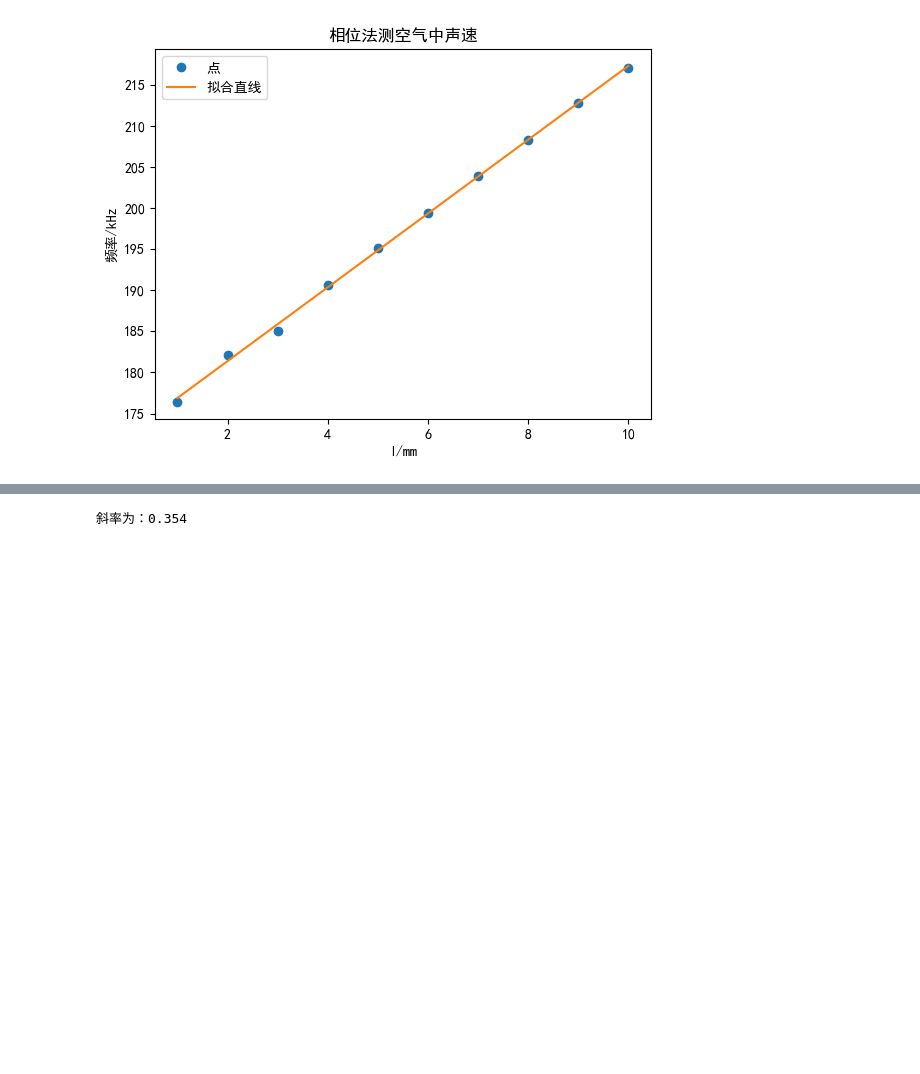
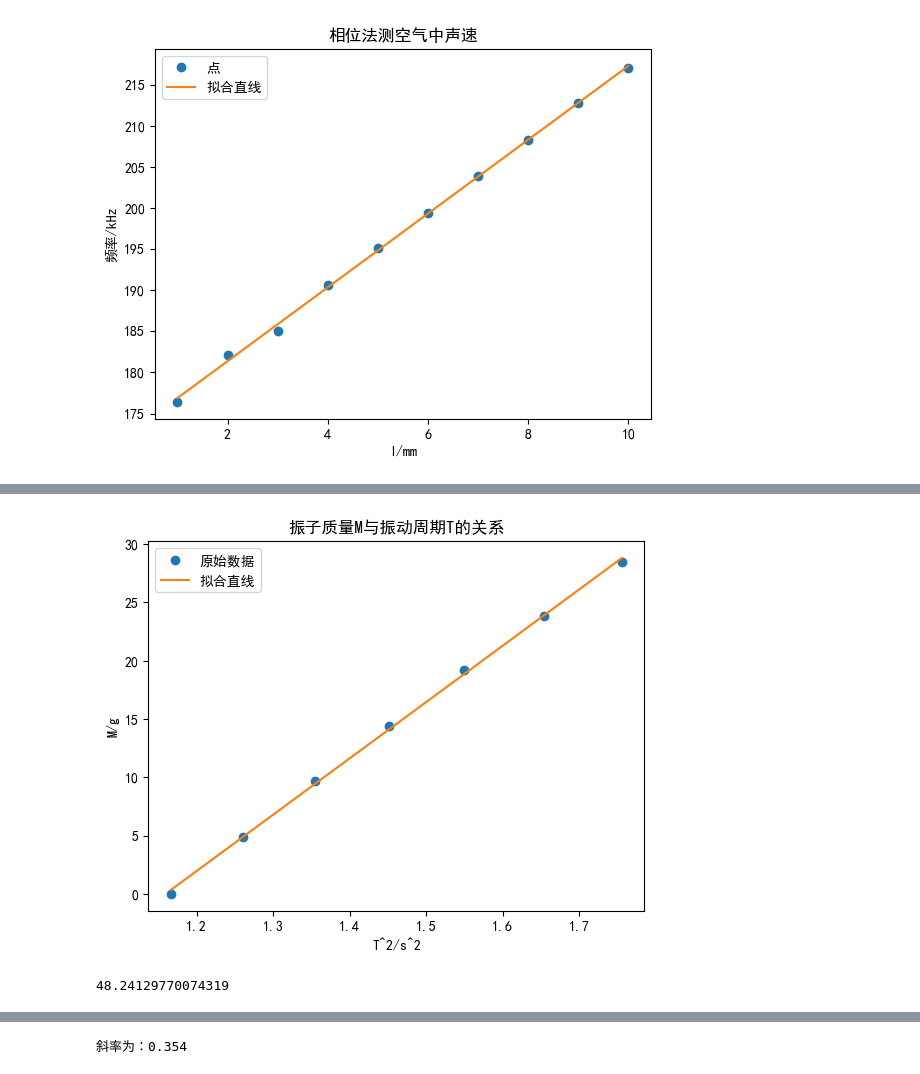
Before and after one commit to tenacioustommy/Machine-Learning, a Jupyter notebook: test.ipynb, the cells around one changed output, grey strips where cells are left out. Saved outputs shown, nothing was run; the diff lists cells and outputs as text; code cells hidden in the pictures; blank space fills up the shorter version.

```diff
--- a/test.ipynb
+++ b/test.ipynb
@@ -91,0 +144,26 @@ print(f"斜率为：{k:.3f}")
+# %%
+import numpy as np
+import matplotlib.pyplot as plt
+
+# 数据准备
+t_square = np.array([1.08**2, 1.123**2, 1.164**2, 1.205**2, 1.245**2, 1.286**2, 1.325**2])
+m = np.array([0, 4.88, 9.7, 14.38, 19.15, 23.8, 28.45])
+
+# 拟合直线
+slope, intercept = np.polyfit(t_square, m, 1)
+line_fit = slope * t_square + intercept
+
+# 绘图
+plt.plot(t_square, m, 'o', label='原始数据')
+plt.plot(t_square, line_fit, '-', label='拟合直线')
+plt.legend()
+plt.xlabel('T^2/s^2')
+plt.ylabel('M/g')
+plt.title('振子质量M与振动周期T的关系')
+plt.rcParams['font.sans-serif']=['SimHei']    # 设置中文显示
+plt.show()
+
+print(slope)    # 输出斜率
+# %% [output]
+[figure, added]
+48.24129770074319
```
Also changed, not shown: parts of 33 cells of this notebook, 15 other files.
